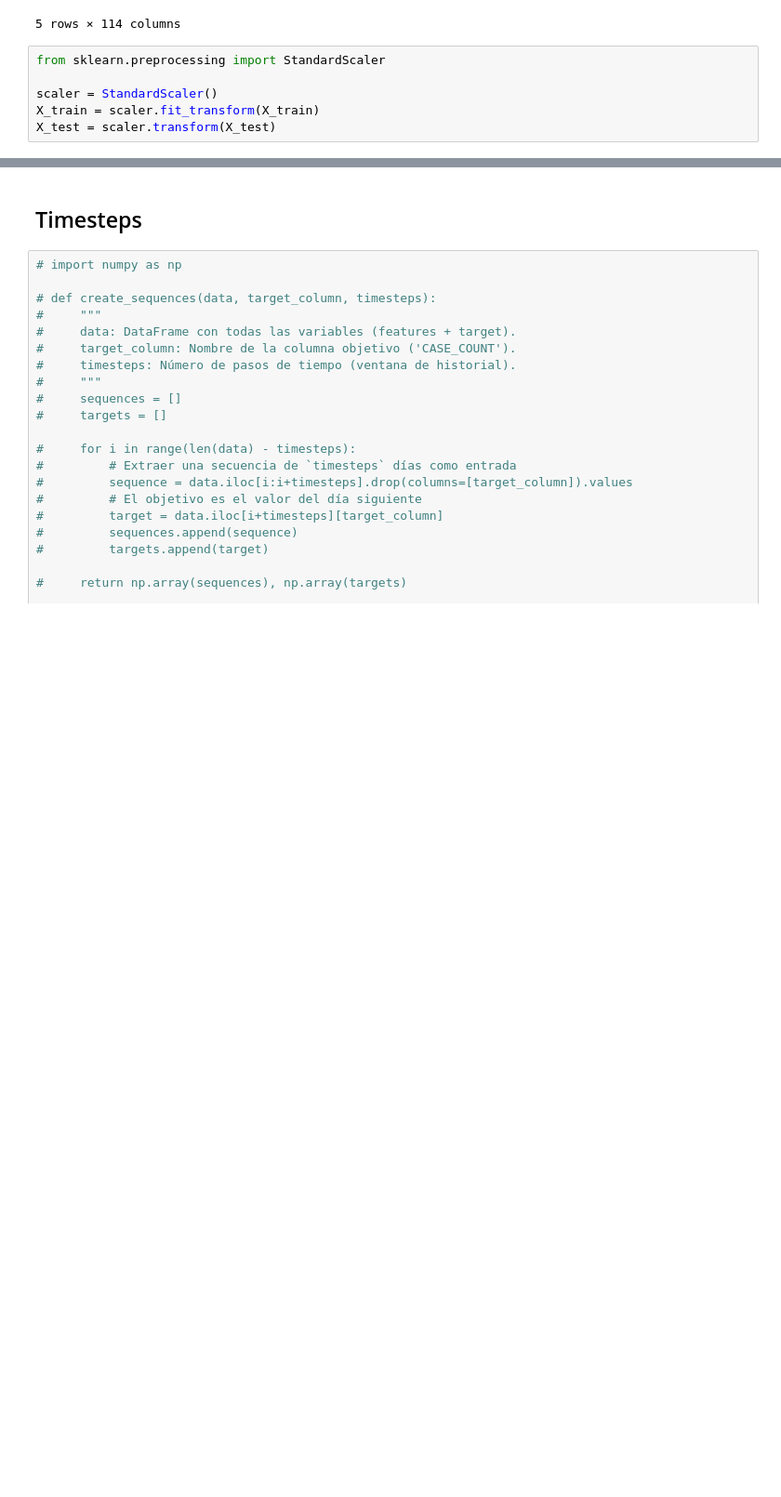
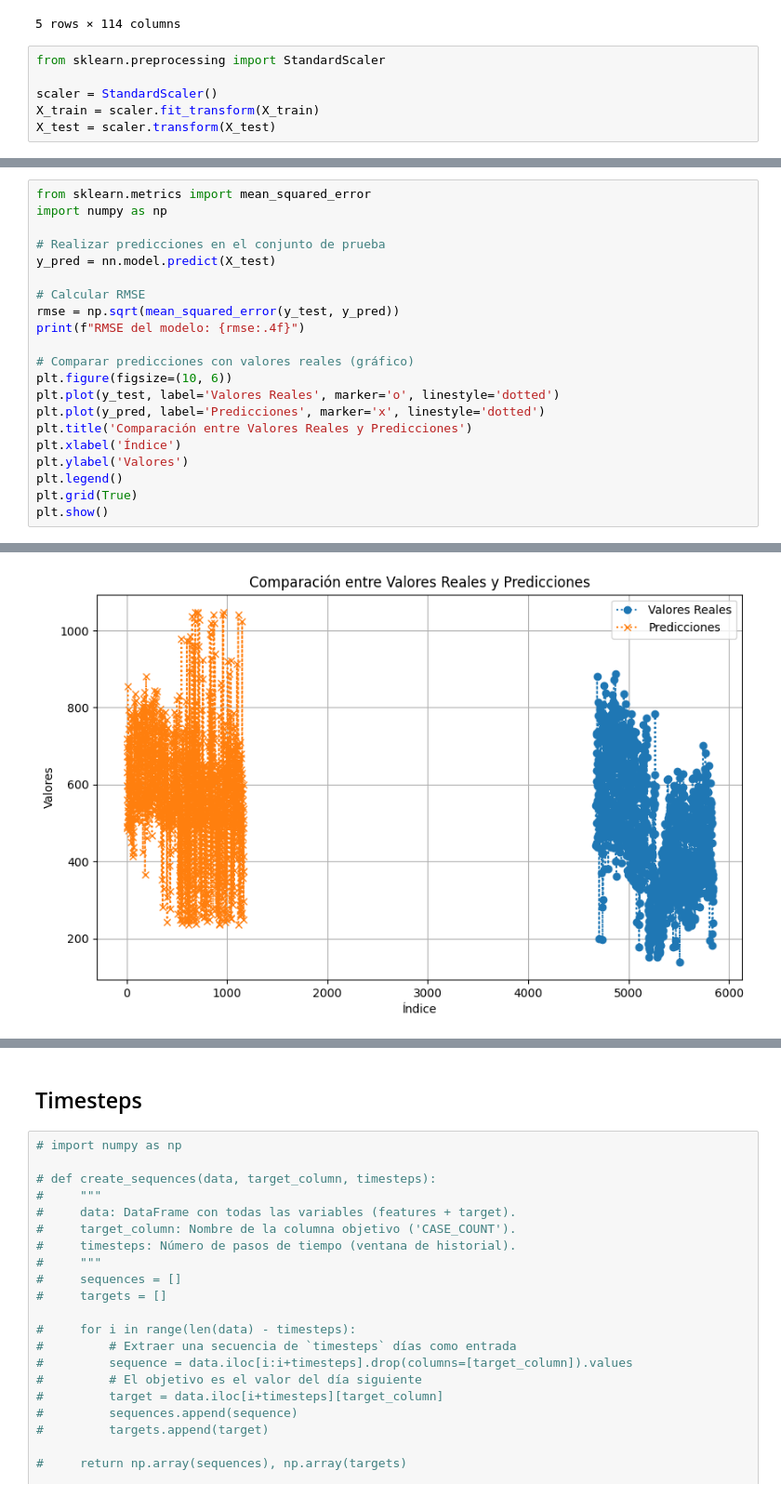
Before and after one commit to Pericsen/tp2-predi-avanzado, a Jupyter notebook: deep_learning/deep_learning.ipynb, the cells around one changed output, grey strips where cells are left out. Shown at 93% size. Cells and saved outputs as stored; diff of their text form; blank space fills up the shorter version.

Commit message:
agregado predicciones con analisis de residuos en el modelo de redes

```diff
--- a/deep_learning/deep_learning.ipynb
+++ b/deep_learning/deep_learning.ipynb
@@ -410,0 +411,22 @@ Evaluación del modelo:
+# %%
+from sklearn.metrics import mean_squared_error
+import numpy as np
+
+# Realizar predicciones en el conjunto de prueba
+y_pred = nn.model.predict(X_test)
+
+# Calcular RMSE
+rmse = np.sqrt(mean_squared_error(y_test, y_pred))
+print(f"RMSE del modelo: {rmse:.4f}")
+
+# Comparar predicciones con valores reales (gráfico)
+plt.figure(figsize=(10, 6))
+plt.plot(y_test, label='Valores Reales', marker='o', linestyle='dotted')
+plt.plot(y_pred, label='Predicciones', marker='x', linestyle='dotted')
+plt.title('Comparación entre Valores Reales y Predicciones')
+plt.xlabel('Índice')
+plt.ylabel('Valores')
+plt.legend()
+plt.grid(True)
+plt.show()
+# %% [output]
@@ -410,0 +435 @@ Evaluación del modelo:
+[figure, added]
```
Also changed, not shown: parts of 8 cells of this notebook.
